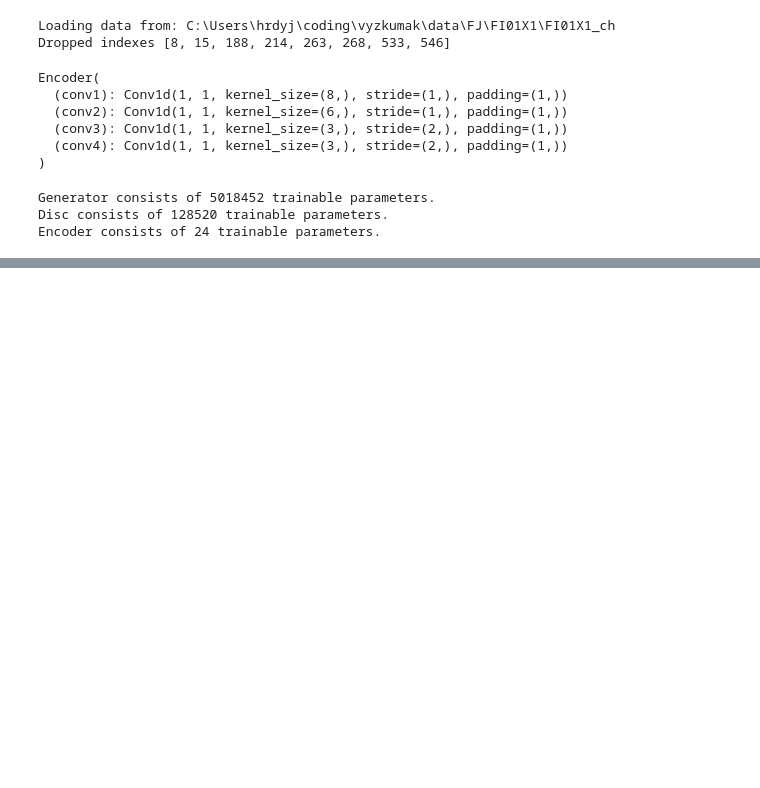
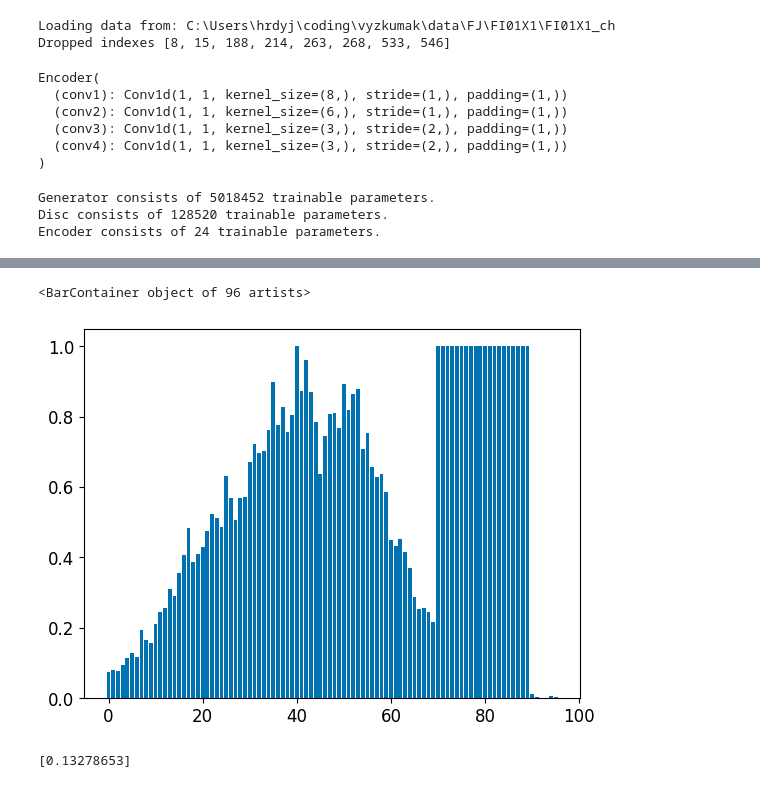
Before and after one commit to jHrdy/vyzkumak, a Jupyter notebook: src/anomaly_detection/deep_learning/GANs/testing/ano-gan-v1-testing.ipynb, the cells around one changed output, grey strips where cells are left out. Drawn from its saved outputs; the diff is of its cells as text; code cells hidden in the pictures; blank space fills up the shorter version.

```diff
--- a/src/anomaly_detection/deep_learning/GANs/testing/ano-gan-v1-testing.ipynb
+++ b/src/anomaly_detection/deep_learning/GANs/testing/ano-gan-v1-testing.ipynb
@@ -97,0 +104,9 @@ plt.legend()
+# %%
+plt.bar(range(len(eval_df.iloc[4]['histogram'])), eval_df.iloc[5]['histogram'])
+# %% [output]
+<BarContainer object of 96 artists>
+[figure, added]
+# %%
+print(eval_score[4])
+# %% [output]
+[0.13278653]
```
Also changed, not shown: parts of 3 cells of this notebook, 51 other files.
